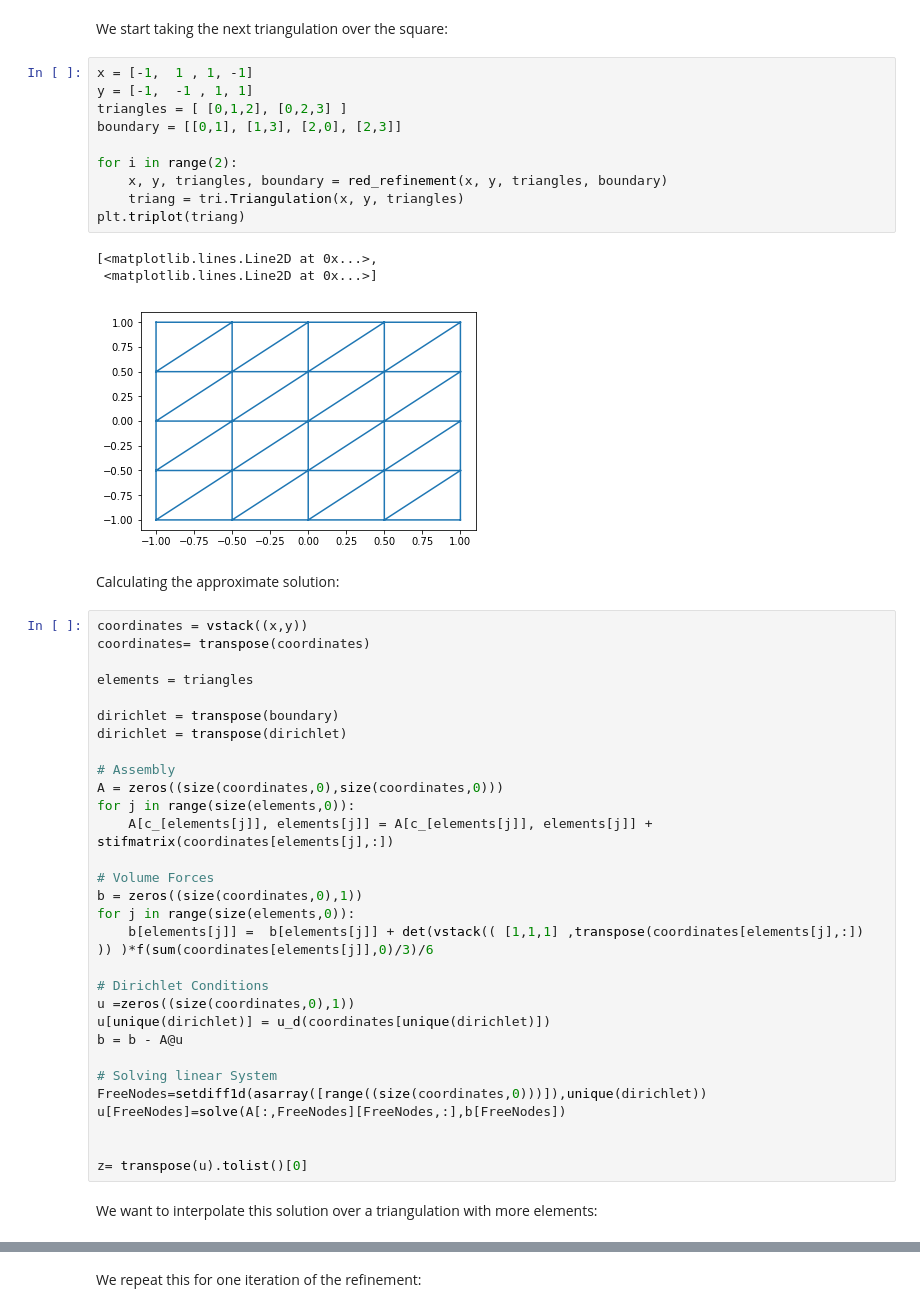
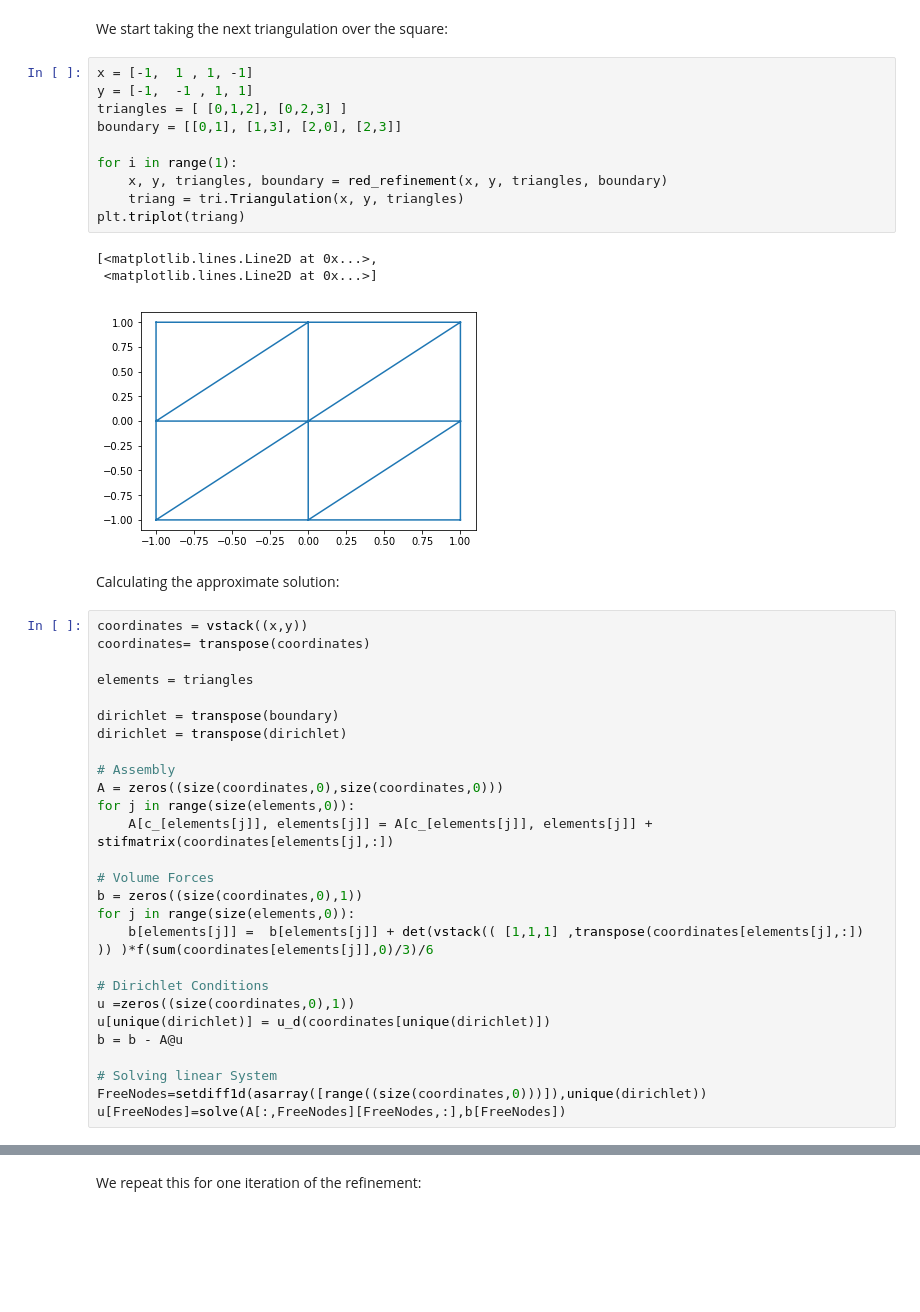
Before and after one commit to gayalami/MATH-579, a Jupyter notebook: Finite_element.ipynb, the cells around one changed output, grey strips where cells are left out. Drawn from its saved outputs; the diff is of its cells as text; blank space fills up the shorter version.

```diff
--- a/Finite_element.ipynb
+++ b/Finite_element.ipynb
@@ -462,17 +462,17 @@ We start taking the next triangulation over the square:
 # %%
 x = [-1,  1 , 1, -1]
 y = [-1,  -1 , 1, 1]
 triangles = [ [0,1,2], [0,2,3] ]
 boundary = [[0,1], [1,3], [2,0], [2,3]]
 
-for i in range(2):
+for i in range(1):
     x, y, triangles, boundary = red_refinement(x, y, triangles, boundary)
     triang = tri.Triangulation(x, y, triangles)
 plt.triplot(triang)
 # %% [output]
 [<matplotlib.lines.Line2D at 0x...>,
  <matplotlib.lines.Line2D at 0x...>]
-[figure, old version]
+[figure, new version]
 # %% [markdown]
 Calculating the approximate solution:
 # %%
@@ -502,8 +502,3 @@ b = b - A@u
 # Solving linear System
 FreeNodes=setdiff1d(asarray([range((size(coordinates,0)))]),unique(dirichlet))
 u[FreeNodes]=solve(A[:,FreeNodes][FreeNodes,:],b[FreeNodes])
-
-
-z= transpose(u).tolist()[0]
-# %% [markdown]
-We want to interpolate this solution over a triangulation with more elements:
```
Also changed, not shown: parts of 27 cells of this notebook.
